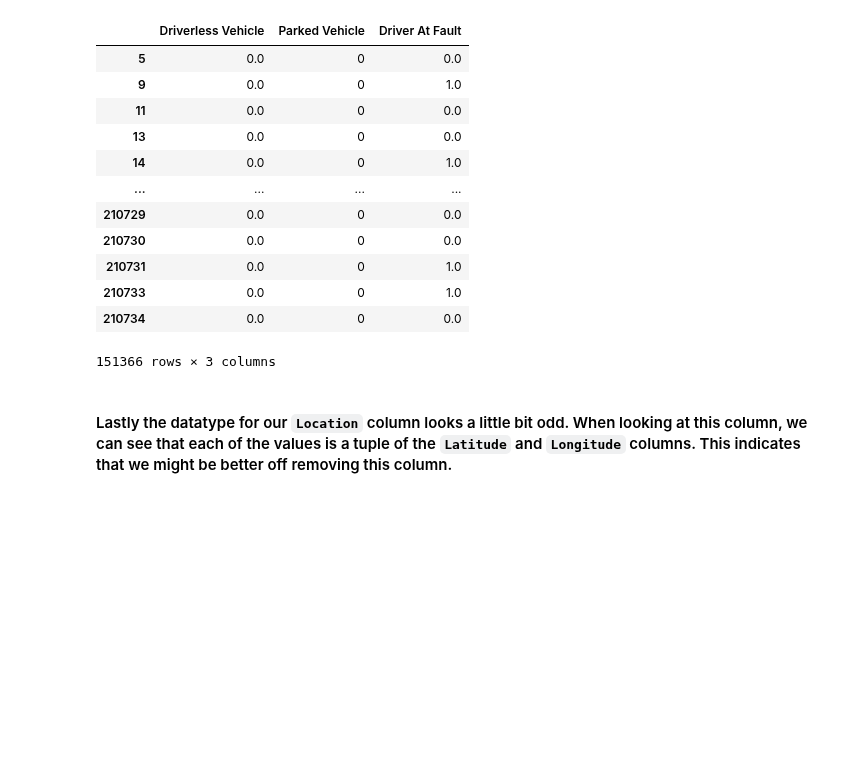
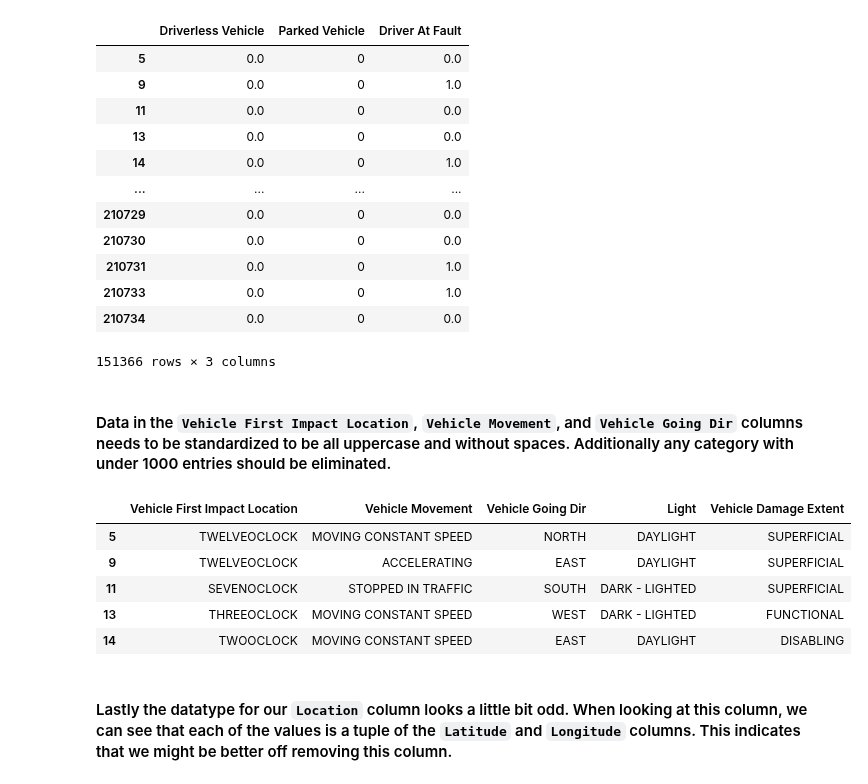
Before and after one commit to saiAbhiPrabhu/CMSC320_FinalProject, a Jupyter notebook: final_project.ipynb, the cells around one changed output. Saved outputs shown, nothing was run; the diff lists cells and outputs as text; code cells hidden in the pictures; blank space fills up the shorter version.

```diff
--- a/final_project.ipynb
+++ b/final_project.ipynb
@@ -307,6 +300,42 @@ display(crash_df[["Driverless Vehicle", "Parked Vehicle", "Driver At Fault"]])
 | 210733 | 0.0 | 0 | 1.0 |
 | 210734 | 0.0 | 0 | 0.0 |
 151366 rows × 3 columns
+# %% [markdown]
+#### Data in the `Vehicle First Impact Location`, `Vehicle Movement`, and `Vehicle Going Dir` columns needs to be standardized to be all uppercase and without spaces. Additionally any category with under 1000 entries should be eliminated.
+# %%
+crash_df["Vehicle First Impact Location"] = crash_df["Vehicle First Impact Location"].str.upper().str.replace(" ", "")
+crash_df["Vehicle Movement"] = crash_df["Vehicle Movement"].str.upper()
+crash_df["Vehicle Going Dir"] = crash_df["Vehicle Going Dir"].str.upper().str.replace("BOUND", "")
+crash_df["Light"] = crash_df["Light"].str.upper()
+crash_df["Vehicle Damage Extent"] = crash_df["Vehicle Damage Extent"].str.upper()
+"Vehicle Damage Extent"
+
+movement_freq = crash_df["Vehicle Movement"].value_counts()
+impact_freq = crash_df["Vehicle First Impact Location"].value_counts()
+dir_freq =  crash_df["Vehicle Going Dir"].value_counts()
+light_freq = crash_df["Light"].value_counts()
+damage_freq = crash_df["Vehicle Damage Extent"].value_counts()
+
+important_movement = movement_freq[movement_freq >= 1000]
+important_impact = impact_freq[impact_freq >= 1000]
+important_dir = dir_freq[dir_freq >= 1000]
+important_light = light_freq[light_freq >= 1000]
+important_damage = damage_freq[damage_freq >= 1000]
+
+crash_df = crash_df[crash_df["Vehicle First Impact Location"].isin(important_impact.index)]
+crash_df = crash_df[crash_df["Vehicle Movement"].isin(important_movement.index)]
+crash_df = crash_df[crash_df["Vehicle Going Dir"].isin(important_dir.index)]
+crash_df = crash_df[crash_df["Light"].isin(important_light.index)]
+crash_df = crash_df[crash_df["Vehicle Damage Extent"].isin(important_damage.index)]
+
+display(crash_df[["Vehicle First Impact Location", "Vehicle Movement", "Vehicle Going Dir", "Light", "Vehicle Damage Extent"]].head(5))
+# %% [output]
+|  | Vehicle First Impact Location | Vehicle Movement | Vehicle Going Dir | Light | Vehicle Damage Extent |
+| 5 | TWELVEOCLOCK | MOVING CONSTANT SPEED | NORTH | DAYLIGHT | SUPERFICIAL |
+| 9 | TWELVEOCLOCK | ACCELERATING | EAST | DAYLIGHT | SUPERFICIAL |
+| 11 | SEVENOCLOCK | STOPPED IN TRAFFIC | SOUTH | DARK - LIGHTED | SUPERFICIAL |
+| 13 | THREEOCLOCK | MOVING CONSTANT SPEED | WEST | DARK - LIGHTED | FUNCTIONAL |
+| 14 | TWOOCLOCK | MOVING CONSTANT SPEED | EAST | DAYLIGHT | DISABLING |
 # %% [markdown]
 #### Lastly the datatype for our `Location` column looks a little bit odd. When looking at this column, we can see that each of the values is a tuple of the `Latitude` and `Longitude` columns. This indicates that we might be better off removing this column.
 # %%
```
Also changed, not shown: parts of 23 cells of this notebook.
